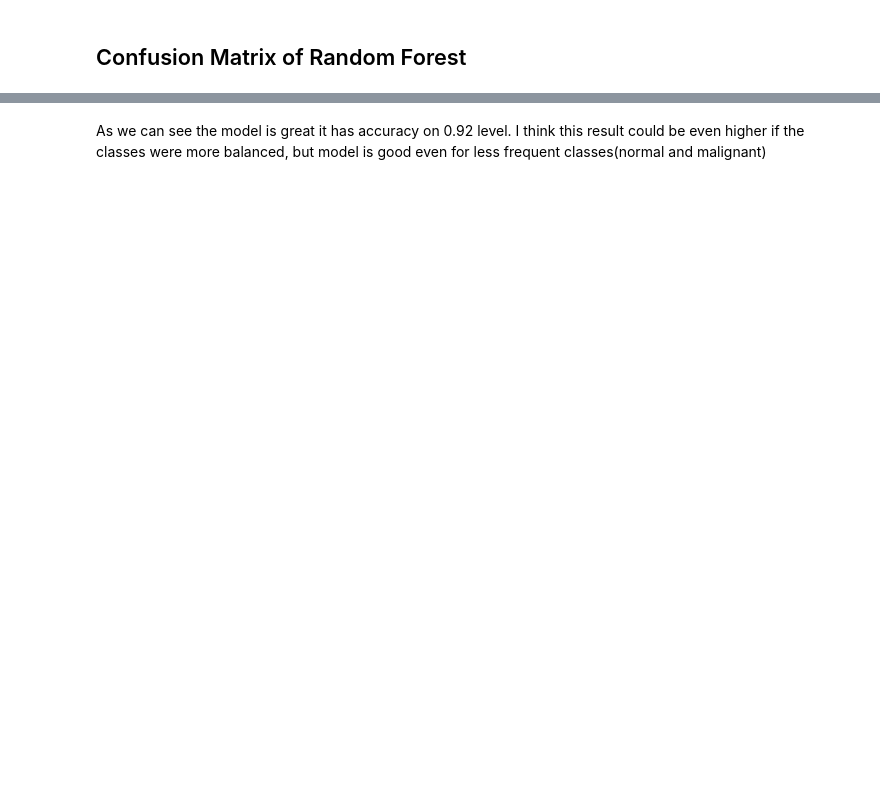
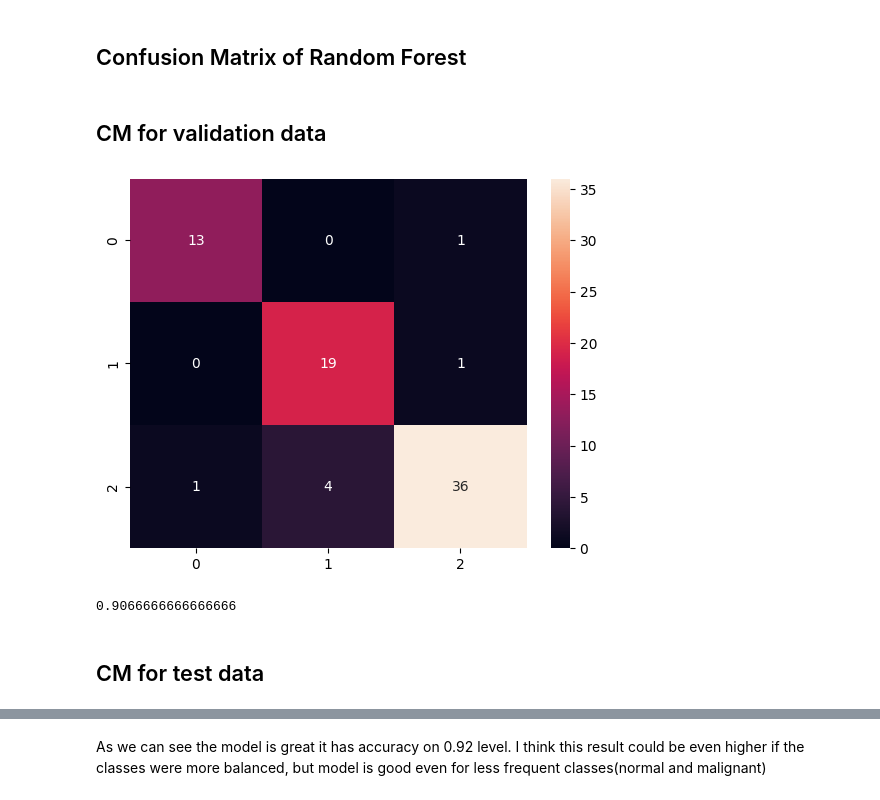
Before and after one commit to MichalStrus/Ultrasound-image-of-breast-classification, a Jupyter notebook: CNN_Classification_for_Ultrasound_breast_photos.ipynb, the cells around one changed output, grey strips where cells are left out. Drawn from its saved outputs; the diff is of its cells as text; code cells hidden in the pictures; blank space fills up the shorter version.

Commit message:
Update of prediction

```diff
--- a/CNN_Classification_for_Ultrasound_breast_photos.ipynb
+++ b/CNN_Classification_for_Ultrasound_breast_photos.ipynb
@@ -357,0 +343,12 @@ array([2, 2, 2, 2, 1, 1, 2, 1, 1, 2, 2, 2, 2, 2, 2, 0, 2, 2, 1, 1, 0, 2,
+# %%
+data_RF_val = []
+y_val = []
+
+# Pobranie cech wyjściowych z modelu dla danych treningowych
+for x_batch, y_batch in val_data:
+    data_RF_val.append(model.predict(x_batch))  # Pobranie cech wyjściowych
+    y_val.append(y_batch)  # Pobranie etykiet
+
+# Konwersja list na tablice numpy
+data_RF_val = np.concatenate(data_RF_val)
+y_val = np.concatenate(y_val)
@@ -358,2 +359,12 @@ array([2, 2, 2, 2, 1, 1, 2, 1, 1, 2, 2, 2, 2, 2, 2, 0, 2, 2, 1, 1, 0, 2,
+# %%
+pred_RF_val = RF.predict(data_RF_val)
 # %% [markdown]
 ## Confusion Matrix of Random Forest
+# %% [markdown]
+## CM for validation data
+# %%
+cm = confusion_matrix(pred_RF_val, y_val)
+sns.heatmap(cm, annot = True)
+plt.show()
+# %% [output]
+[figure, added]
@@ -360,3 +373,9 @@ array([2, 2, 2, 2, 1, 1, 2, 1, 1, 2, 2, 2, 2, 2, 2, 0, 2, 2, 1, 1, 0, 2,
+# %%
+acc_val
+# %% [output]
+0.9066666666666666
+# %% [markdown]
+## CM for test data
 # %%
 cm = confusion_matrix(prediction_RF, y_test)
 sns.heatmap(cm, annot = True)
```
Also changed, not shown: parts of 27 cells of this notebook.
